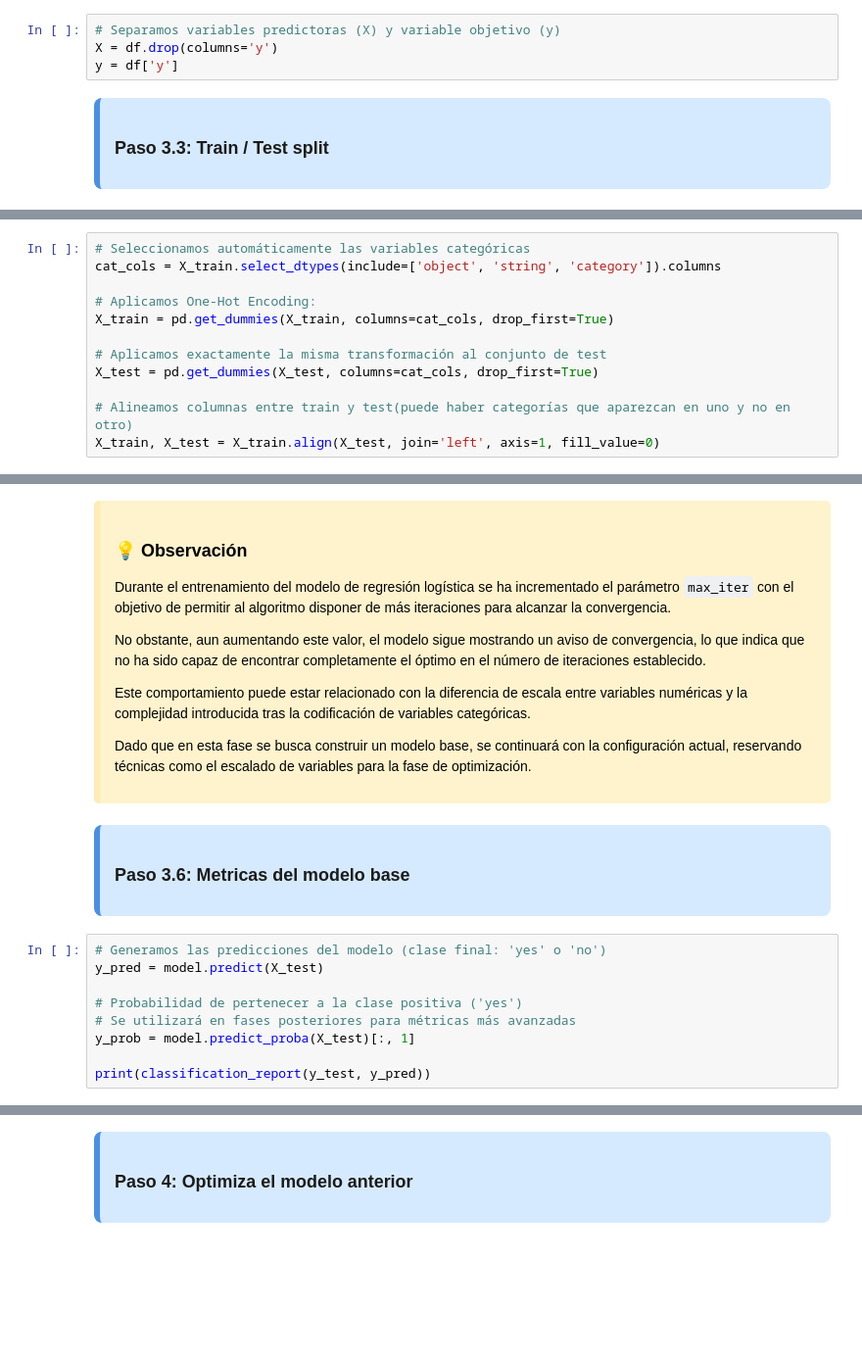
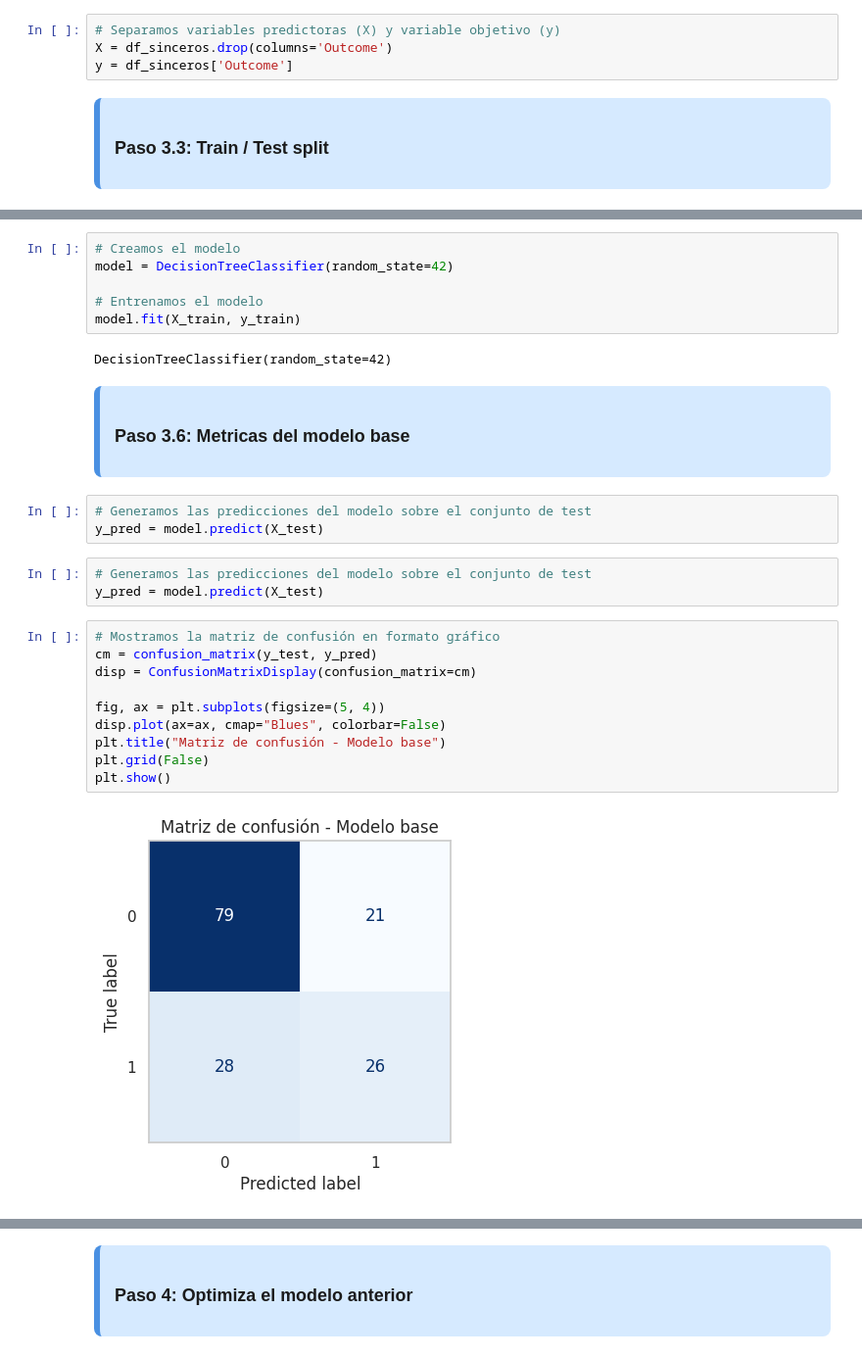
Before and after one commit to 4GeeksAcademy/anaisaponte-GitH-intro-ml, a Jupyter notebook: src/04-eda-diabetes.ipynb, the cells around one changed output, grey strips where cells are left out. Shown at 98% size. Saved outputs shown, nothing was run; the diff lists cells and outputs as text; blank space fills up the shorter version.

```diff
--- a/src/04-eda-diabetes.ipynb
+++ b/src/04-eda-diabetes.ipynb
@@ -645,8 +585,8 @@ df.groupby(['default', 'housing', 'loan']).size().reset_index(name='count')
 </div>
 # %%
 # Separamos variables predictoras (X) y variable objetivo (y)
-X = df.drop(columns='y')
-y = df['y']
+X = df_sinceros.drop(columns='Outcome')
+y = df_sinceros['Outcome']
 # %% [markdown]
 <div style="background-color:#d6eaff; border-left:6px solid #4a90e2; padding:15px; border-radius:8px; color:#1b1b1b;">
 
@@ -663,14 +624,2 @@ X_train, X_test, y_train, y_test = train_test_split(X, y, test_size=0.2, random_
 
 </div>
-# %%
-# Seleccionamos automáticamente las variables categóricas
-cat_cols = X_train.select_dtypes(include=['object', 'string', 'category']).columns
-
-# Aplicamos One-Hot Encoding:
-X_train = pd.get_dummies(X_train, columns=cat_cols, drop_first=True)
-
-# Aplicamos exactamente la misma transformación al conjunto de test
-X_test = pd.get_dummies(X_test, columns=cat_cols, drop_first=True)
-
-# Alineamos columnas entre train y test(puede haber categorías que aparezcan en uno y no en otro)
-X_train, X_test = X_train.align(X_test, join='left', axis=1, fill_value=0)
@@ -689,17 +642,11 @@ model.fit(X_train, y_train)
-# %% [markdown]
-<div style="background-color: #fff3cd; border-left: 6px solid #ffecb5; padding: 15px; border-radius: 5px">
-
-### 💡 **Observación**
-
-Durante el entrenamiento del modelo de regresión logística se ha incrementado el parámetro `max_iter` con el objetivo de permitir al algoritmo disponer de más iteraciones para alcanzar la convergencia.
-
-No obstante, aun aumentando este valor, el modelo sigue mostrando un aviso de convergencia, lo que indica que no ha sido capaz de encontrar completamente el óptimo en el número de iteraciones establecido.
-
-Este comportamiento puede estar relacionado con la diferencia de escala entre variables numéricas y la complejidad introducida tras la codificación de variables categóricas.
-
-Dado que en esta fase se busca construir un modelo base, se continuará con la configuración actual, reservando técnicas como el escalado de variables para la fase de optimización.
-
-</div>
+# %%
+# Creamos el modelo
+model = DecisionTreeClassifier(random_state=42)
+
+# Entrenamos el modelo
+model.fit(X_train, y_train)
+# %% [output]
+DecisionTreeClassifier(random_state=42)
 # %% [markdown]
 <div style="background-color:#d6eaff; border-left:6px solid #4a90e2; padding:15px; border-radius:8px; color:#1b1b1b;">
 
@@ -707,11 +654,20 @@ Dado que en esta fase se busca construir un modelo base, se continuará con la c
 
 </div>
 # %%
-# Generamos las predicciones del modelo (clase final: 'yes' o 'no')
+# Generamos las predicciones del modelo sobre el conjunto de test
 y_pred = model.predict(X_test)
-
-# Probabilidad de pertenecer a la clase positiva ('yes')
-# Se utilizará en fases posteriores para métricas más avanzadas
-y_prob = model.predict_proba(X_test)[:, 1]
-
-print(classification_report(y_test, y_pred))
+# %%
+# Generamos las predicciones del modelo sobre el conjunto de test
+y_pred = model.predict(X_test)
+# %%
+# Mostramos la matriz de confusión en formato gráfico
+cm = confusion_matrix(y_test, y_pred)
+disp = ConfusionMatrixDisplay(confusion_matrix=cm)
+
+fig, ax = plt.subplots(figsize=(5, 4))
+disp.plot(ax=ax, cmap="Blues", colorbar=False)
+plt.title("Matriz de confusión - Modelo base")
+plt.grid(False)
+plt.show()
+# %% [output]
+[figure, added]
```
Also changed, not shown: parts of 74 cells of this notebook, 1 other file.
